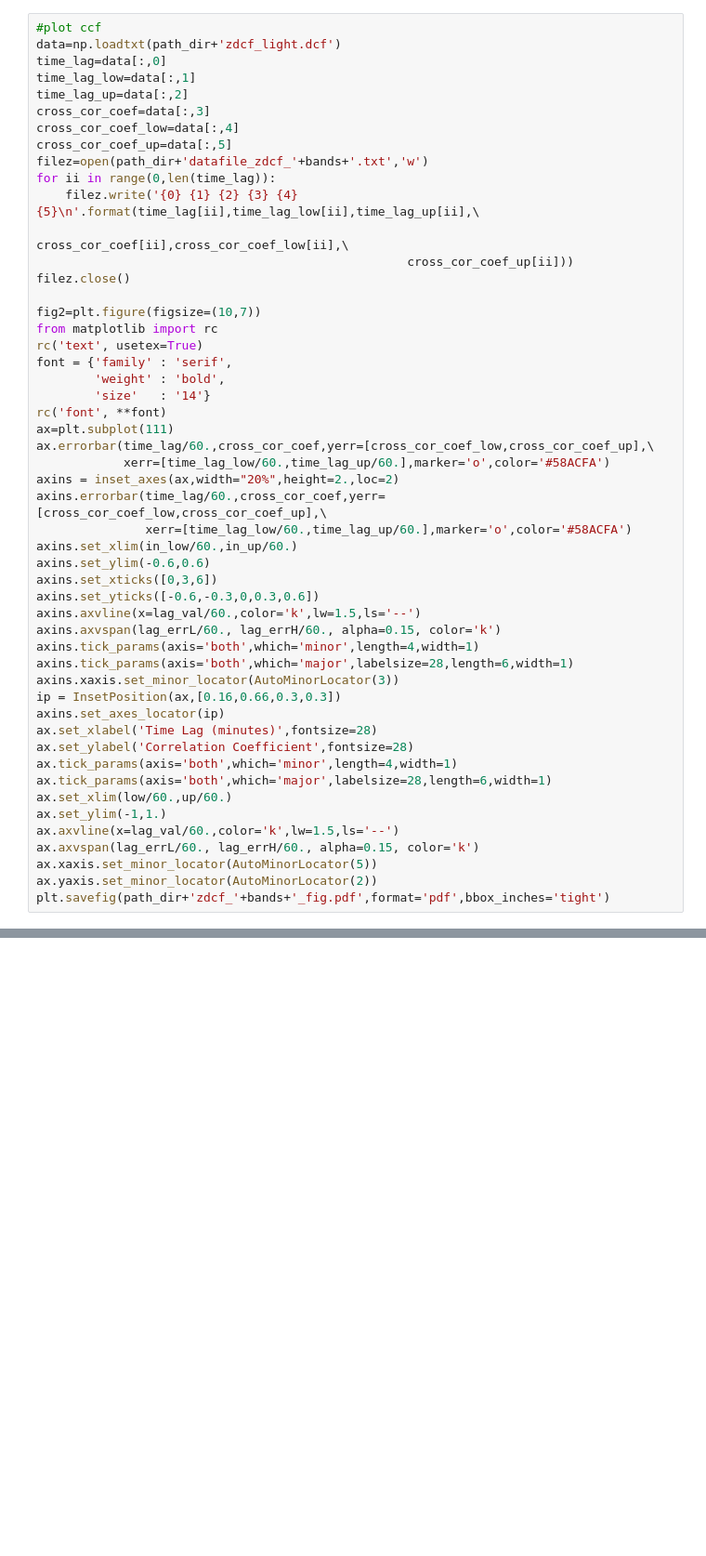
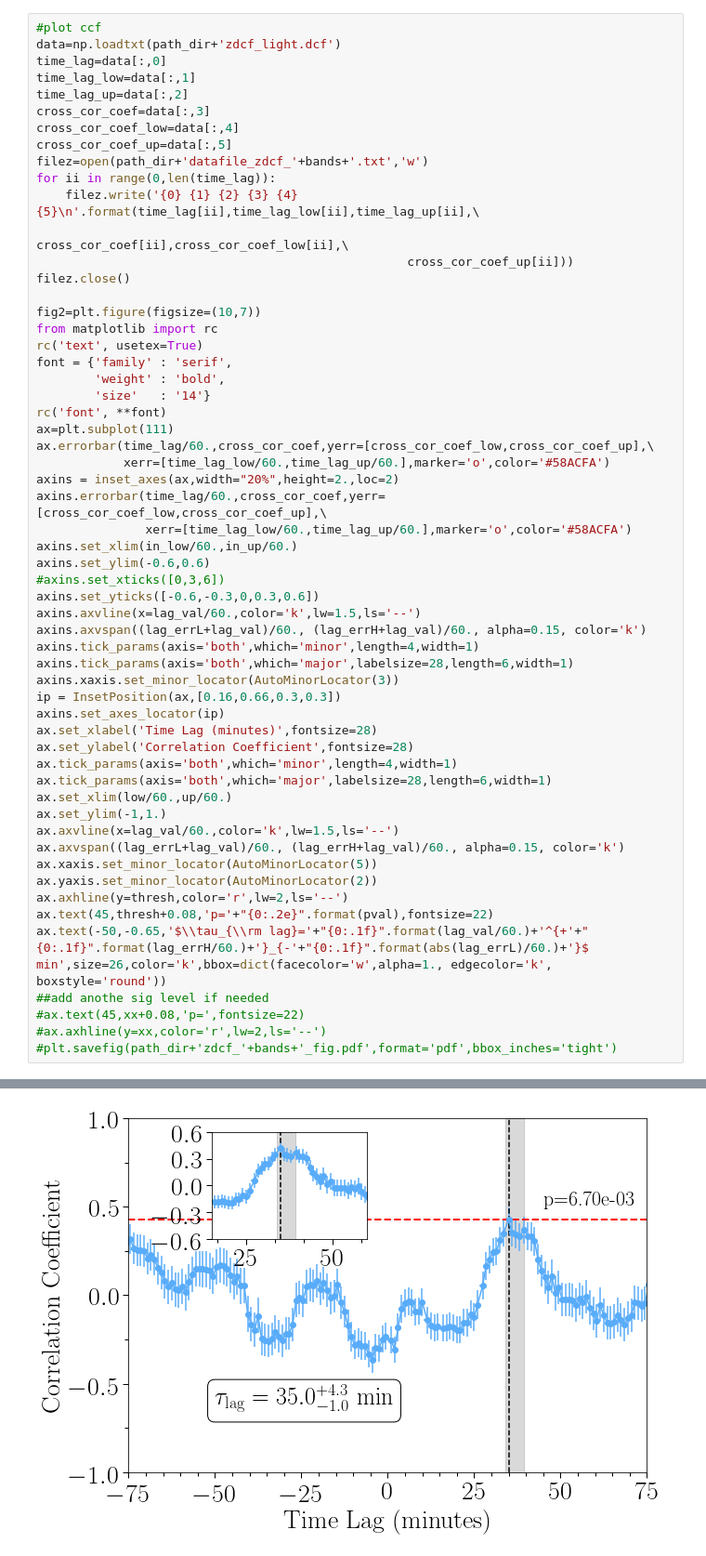
Before and after one commit to tetarenk/ipynb_notebooks, a Jupyter notebook: ZDCF_python.ipynb, the cells around one changed output, grey strips where cells are left out. Shown: that part at 93% size. Cells and saved outputs as stored; diff of their text form; blank space fills up the shorter version.

```diff
--- a/ZDCF_python.ipynb
+++ b/ZDCF_python.ipynb
@@ -141,10 +226,10 @@ axins.errorbar(time_lag/60.,cross_cor_coef,yerr=[cross_cor_coef_low,cross_cor_co
                xerr=[time_lag_low/60.,time_lag_up/60.],marker='o',color='#58ACFA')
 axins.set_xlim(in_low/60.,in_up/60.)
 axins.set_ylim(-0.6,0.6)
-axins.set_xticks([0,3,6])
+#axins.set_xticks([0,3,6])
 axins.set_yticks([-0.6,-0.3,0,0.3,0.6])
 axins.axvline(x=lag_val/60.,color='k',lw=1.5,ls='--')
-axins.axvspan(lag_errL/60., lag_errH/60., alpha=0.15, color='k')
+axins.axvspan((lag_errL+lag_val)/60., (lag_errH+lag_val)/60., alpha=0.15, color='k')
 axins.tick_params(axis='both',which='minor',length=4,width=1)
 axins.tick_params(axis='both',which='major',labelsize=28,length=6,width=1)
 axins.xaxis.set_minor_locator(AutoMinorLocator(3))
@@ -157,7 +242,14 @@ ax.tick_params(axis='both',which='major',labelsize=28,length=6,width=1)
 ax.set_xlim(low/60.,up/60.)
 ax.set_ylim(-1,1.)
 ax.axvline(x=lag_val/60.,color='k',lw=1.5,ls='--')
-ax.axvspan(lag_errL/60., lag_errH/60., alpha=0.15, color='k')
+ax.axvspan((lag_errL+lag_val)/60., (lag_errH+lag_val)/60., alpha=0.15, color='k')
 ax.xaxis.set_minor_locator(AutoMinorLocator(5))
 ax.yaxis.set_minor_locator(AutoMinorLocator(2))
-plt.savefig(path_dir+'zdcf_'+bands+'_fig.pdf',format='pdf',bbox_inches='tight')
+ax.axhline(y=thresh,color='r',lw=2,ls='--')
+ax.text(45,thresh+0.08,'p='+"{0:.2e}".format(pval),fontsize=22)
+ax.text(-50,-0.65,'$\\tau_{\\rm lag}='+"{0:.1f}".format(lag_val/60.)+'^{+'+"{0:.1f}".format(lag_errH/60.)+'}_{-'+"{0:.1f}".format(abs(lag_errL)/60.)+'}$ min',size=26,color='k',bbox=dict(facecolor='w',alpha=1., edgecolor='k', boxstyle='round'))
+##add anothe sig level if needed
+#ax.text(45,xx+0.08,'p=',fontsize=22)
+#ax.axhline(y=xx,color='r',lw=2,ls='--')
+#plt.savefig(path_dir+'zdcf_'+bands+'_fig.pdf',format='pdf',bbox_inches='tight')
+# %% [output]
@@ -163,0 +257 @@ plt.savefig(path_dir+'zdcf_'+bands+'_fig.pdf',format='pdf',bbox_inches='tight')
+[figure, added]
```
Also changed, not shown: parts of 10 cells of this notebook.
